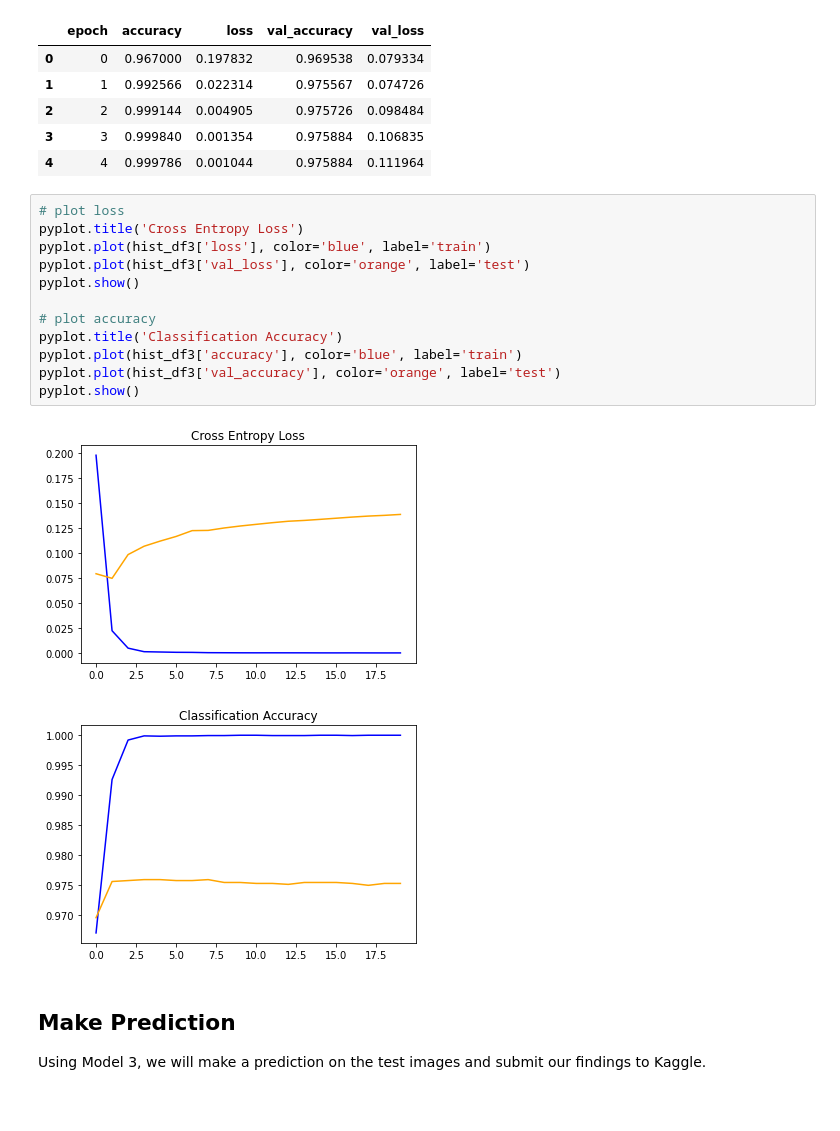
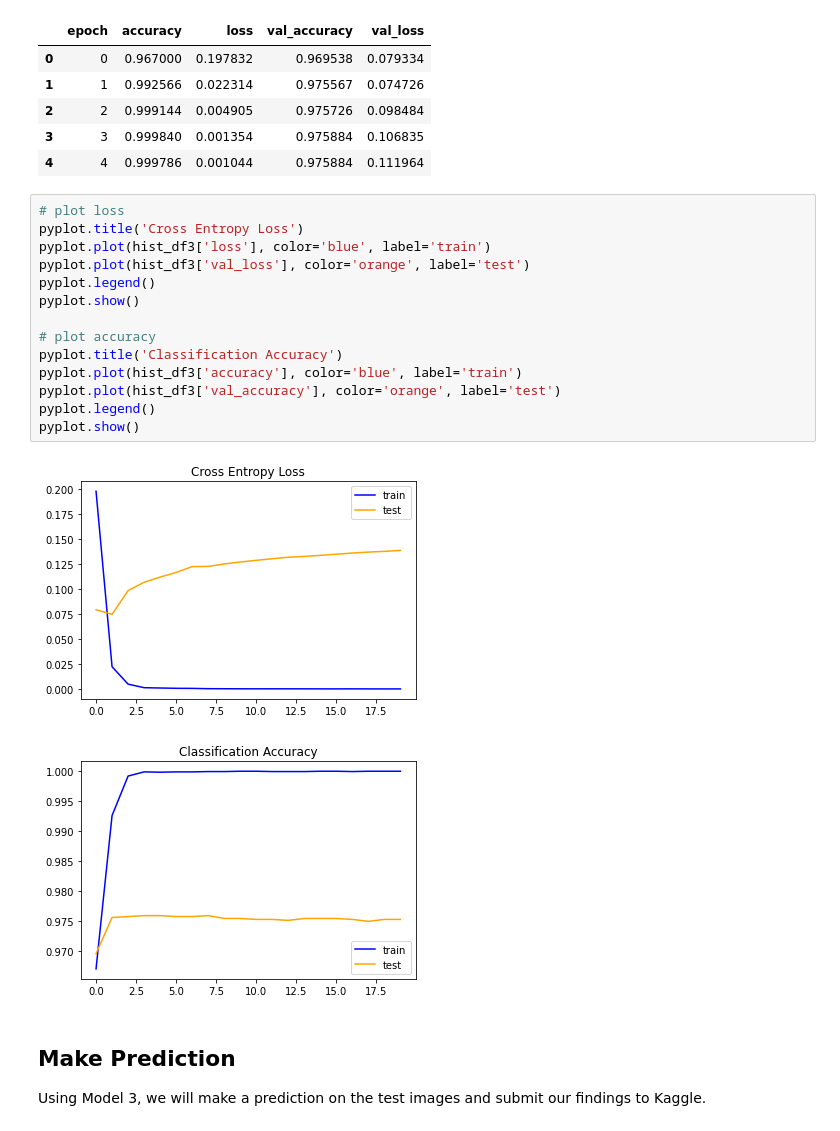
Before and after one commit to DrakeData/Image_Classification, a Jupyter notebook: Image_Classification_Main.ipynb, the cells around one changed output. Cells and saved outputs as stored; diff of their text form.

```diff
--- a/Image_Classification_Main.ipynb
+++ b/Image_Classification_Main.ipynb
@@ -425,18 +427,20 @@ hist_df3.head()
 # %%
 # plot loss
 pyplot.title('Cross Entropy Loss')
 pyplot.plot(hist_df3['loss'], color='blue', label='train')
 pyplot.plot(hist_df3['val_loss'], color='orange', label='test')
+pyplot.legend()
 pyplot.show()
 
 # plot accuracy
 pyplot.title('Classification Accuracy')
 pyplot.plot(hist_df3['accuracy'], color='blue', label='train')
 pyplot.plot(hist_df3['val_accuracy'], color='orange', label='test')
+pyplot.legend()
 pyplot.show()
 # %% [output]
-[figure, old version]
+[figure, new version]
-[figure, old version]
+[figure, new version]
 # %% [markdown]
 ## Make Prediction
 Using Model 3, we will make a prediction on the test images and submit our findings to Kaggle.
```
Also changed, not shown: parts of 23 cells of this notebook.
